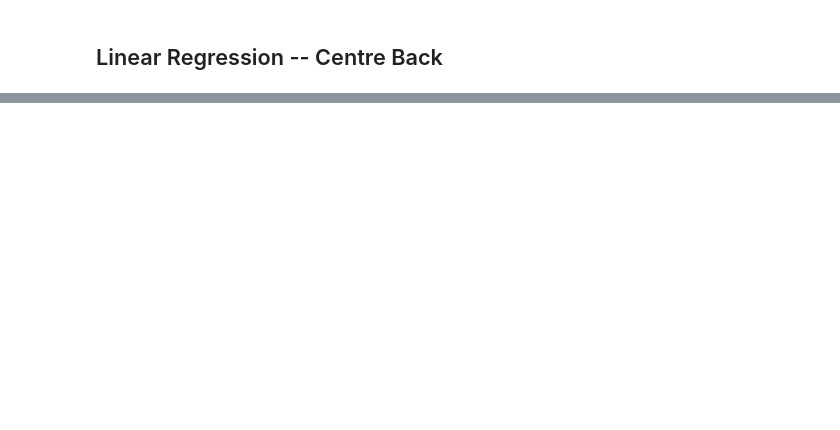
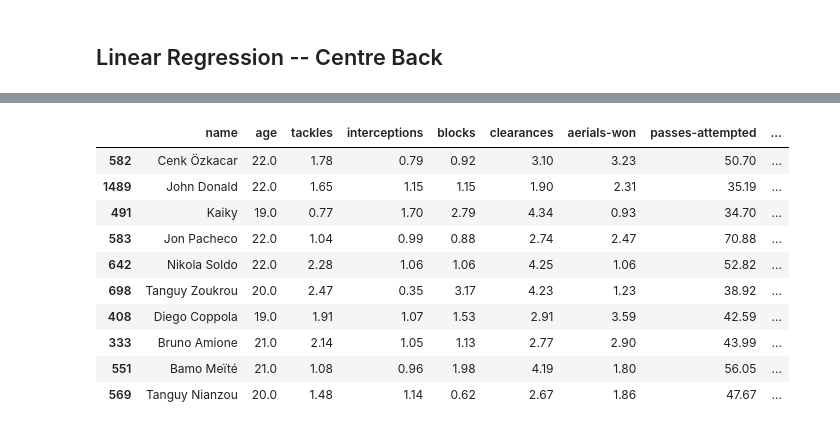
Before and after one commit to enesyesil/Moneyball-Scout-ML, a Jupyter notebook: Moneyball Scout Dataset.ipynb, the cells around one changed output, grey strips where cells are left out. Cells and saved outputs as stored; diff of their text form; code cells hidden in the pictures; blank space fills up the shorter version.

```diff
--- a/Moneyball Scout Dataset.ipynb
+++ b/Moneyball Scout Dataset.ipynb
@@ -849,0 +811,16 @@ ValueError: Input contains NaN, infinity or a value too large for dtype('float64
+# %%
+undervalued_players_23= df_cb[(df_cb['underrated_score'] > 0)& (df_cb['age'] < 23.0)].sort_values(by='underrated_score', ascending=False)
+
+undervalued_players_23.head(10)
+# %% [output]
+|  | name | age | tackles | interceptions | blocks | clearances | aerials-won | passes-attempted | ... |
+| 582 | Cenk Özkacar | 22.0 | 1.78 | 0.79 | 0.92 | 3.10 | 3.23 | 50.70 | ... |
+| 1489 | John Donald | 22.0 | 1.65 | 1.15 | 1.15 | 1.90 | 2.31 | 35.19 | ... |
+| 491 | Kaiky | 19.0 | 0.77 | 1.70 | 2.79 | 4.34 | 0.93 | 34.70 | ... |
+| 583 | Jon Pacheco | 22.0 | 1.04 | 0.99 | 0.88 | 2.74 | 2.47 | 70.88 | ... |
+| 642 | Nikola Soldo | 22.0 | 2.28 | 1.06 | 1.06 | 4.25 | 1.06 | 52.82 | ... |
+| 698 | Tanguy Zoukrou | 20.0 | 2.47 | 0.35 | 3.17 | 4.23 | 1.23 | 38.92 | ... |
+| 408 | Diego Coppola | 19.0 | 1.91 | 1.07 | 1.53 | 2.91 | 3.59 | 42.59 | ... |
+| 333 | Bruno Amione | 21.0 | 2.14 | 1.05 | 1.13 | 2.77 | 2.90 | 43.99 | ... |
+| 551 | Bamo Meïté | 21.0 | 1.08 | 0.96 | 1.98 | 4.19 | 1.80 | 56.05 | ... |
+| 569 | Tanguy Nianzou | 20.0 | 1.48 | 1.14 | 0.62 | 2.67 | 1.86 | 47.67 | ... |
```
Also changed, not shown: parts of 23 cells of this notebook.
